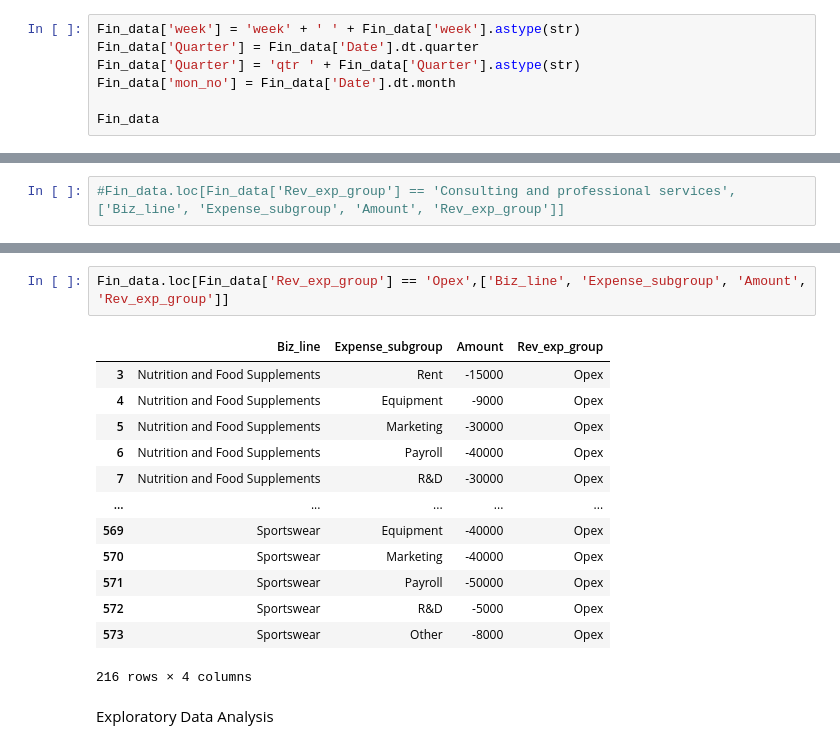
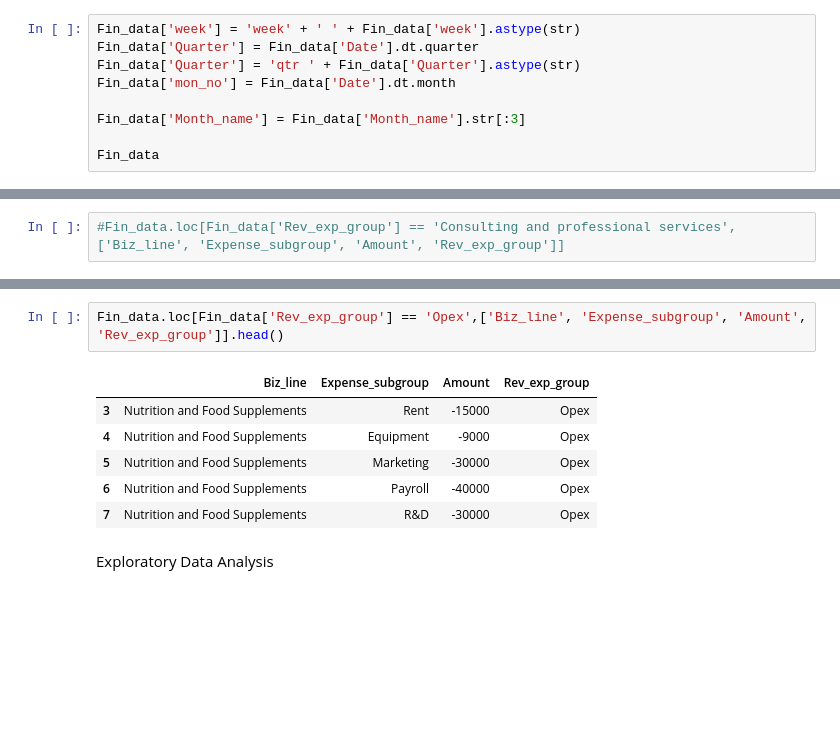
Before and after one commit to djibril968/Python_projects, a Jupyter notebook: Onyx_Financial_Analysis.ipynb, the cells around one changed output, grey strips where cells are left out. Saved outputs shown, nothing was run; the diff lists cells and outputs as text; blank space fills up the shorter version.

```diff
--- a/Onyx_Financial_Analysis.ipynb
+++ b/Onyx_Financial_Analysis.ipynb
@@ -107,6 +107,8 @@ Fin_data['Quarter'] = Fin_data['Date'].dt.quarter
 Fin_data['Quarter'] = 'qtr ' + Fin_data['Quarter'].astype(str)
 Fin_data['mon_no'] = Fin_data['Date'].dt.month
 
+Fin_data['Month_name'] = Fin_data['Month_name'].str[:3]
+
 Fin_data
 # %% [output]
 |  | Year | Month_name | Month_sequence | Date | Biz_line | Amount | Expense_subgroup | Rev_exp_group | ... |
@@ -234,19 +222,12 @@ Fin_data.loc[Fin_data['Rev_exp_group'] == 'COGS',['Biz_line', 'Expense_subgroup'
 # %%
-Fin_data.loc[Fin_data['Rev_exp_group'] == 'Opex',['Biz_line', 'Expense_subgroup', 'Amount', 'Rev_exp_group']]
+Fin_data.loc[Fin_data['Rev_exp_group'] == 'Opex',['Biz_line', 'Expense_subgroup', 'Amount', 'Rev_exp_group']].head()
 # %% [output]
 |  | Biz_line | Expense_subgroup | Amount | Rev_exp_group |
 | 3 | Nutrition and Food Supplements | Rent | -15000 | Opex |
 | 4 | Nutrition and Food Supplements | Equipment | -9000 | Opex |
 | 5 | Nutrition and Food Supplements | Marketing | -30000 | Opex |
 | 6 | Nutrition and Food Supplements | Payroll | -40000 | Opex |
 | 7 | Nutrition and Food Supplements | R&D | -30000 | Opex |
-| ... | ... | ... | ... | ... |
-| 569 | Sportswear | Equipment | -40000 | Opex |
-| 570 | Sportswear | Marketing | -40000 | Opex |
-| 571 | Sportswear | Payroll | -50000 | Opex |
-| 572 | Sportswear | R&D | -5000 | Opex |
-| 573 | Sportswear | Other | -8000 | Opex |
-216 rows × 4 columns
 # %% [markdown]
 Exploratory Data Analysis
 # %%
```
Also changed, not shown: parts of 26 cells of this notebook.
